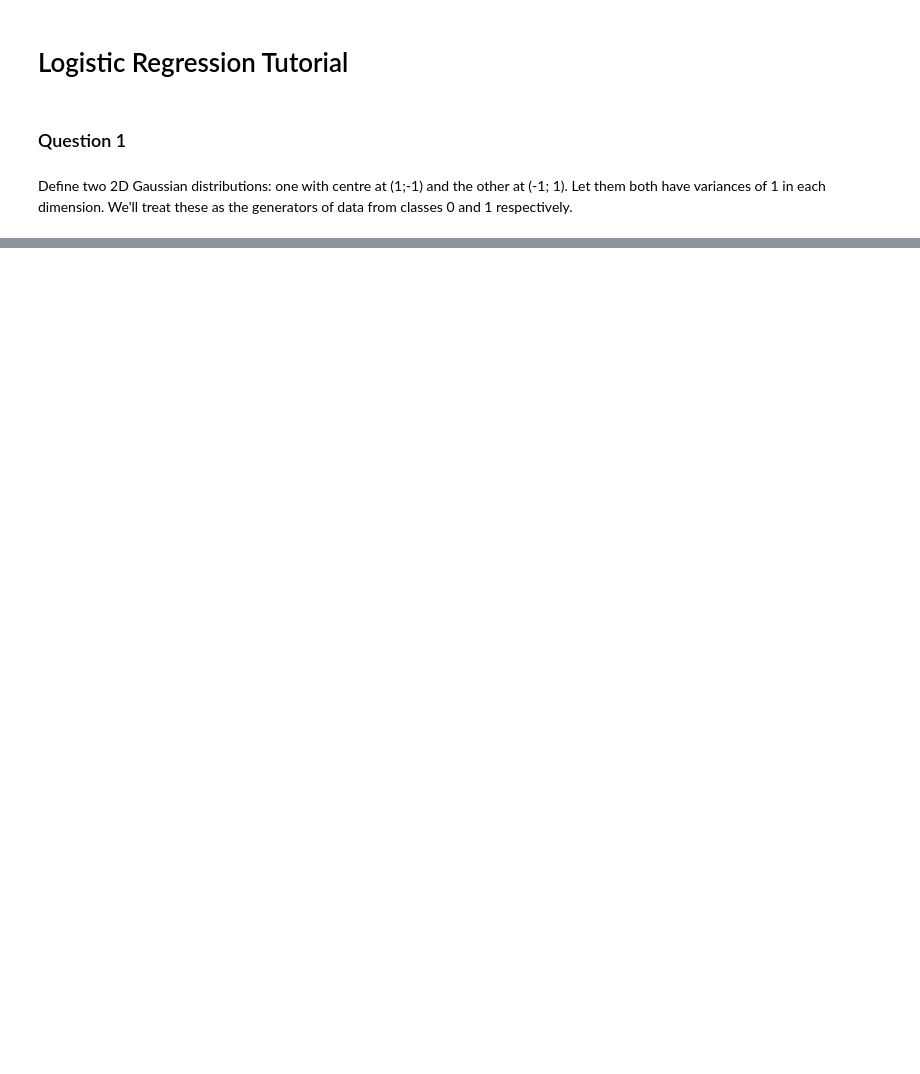
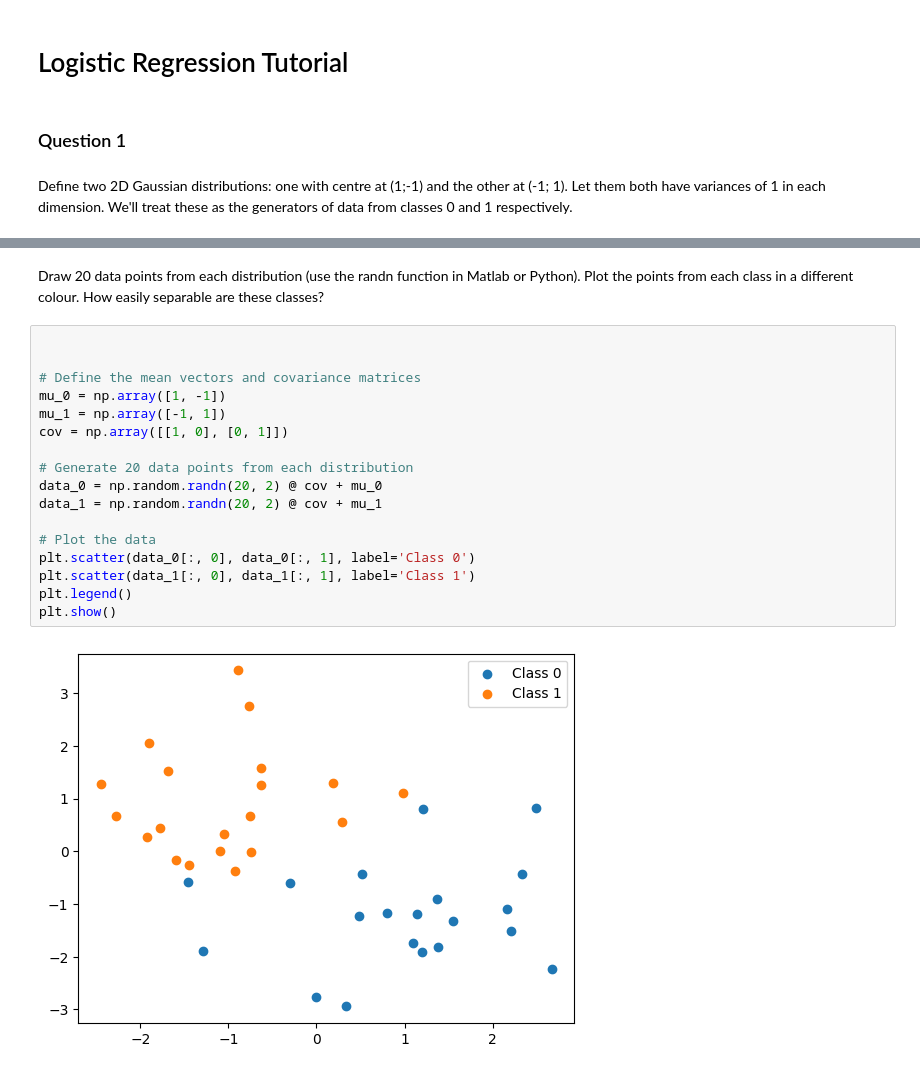
Before and after one commit to muaazbassa/COMS3007A-Machine-Learning, a Jupyter notebook: 5. ML Logistic Regression Tutorial/Logistic Regression.ipynb, the cells around one changed output, grey strips where cells are left out. Drawn from its saved outputs; the diff is of its cells as text; blank space fills up the shorter version.

```diff
--- a/5. ML Logistic Regression Tutorial/Logistic Regression.ipynb
+++ b/5. ML Logistic Regression Tutorial/Logistic Regression.ipynb
@@ -29,0 +32,22 @@ plt.show()
+# %% [markdown]
+Draw 20 data points from each distribution (use the randn function in Matlab or Python). Plot the
+points from each class in a different colour. How easily separable are these classes?
+# %%
+
+
+# Define the mean vectors and covariance matrices
+mu_0 = np.array([1, -1])
+mu_1 = np.array([-1, 1])
+cov = np.array([[1, 0], [0, 1]])
+
+# Generate 20 data points from each distribution
+data_0 = np.random.randn(20, 2) @ cov + mu_0
+data_1 = np.random.randn(20, 2) @ cov + mu_1
+
+# Plot the data
+plt.scatter(data_0[:, 0], data_0[:, 1], label='Class 0')
+plt.scatter(data_1[:, 0], data_1[:, 1], label='Class 1')
+plt.legend()
+plt.show()
+# %% [output]
+[figure, added]
```
Also changed, not shown: parts of 6 cells of this notebook.
